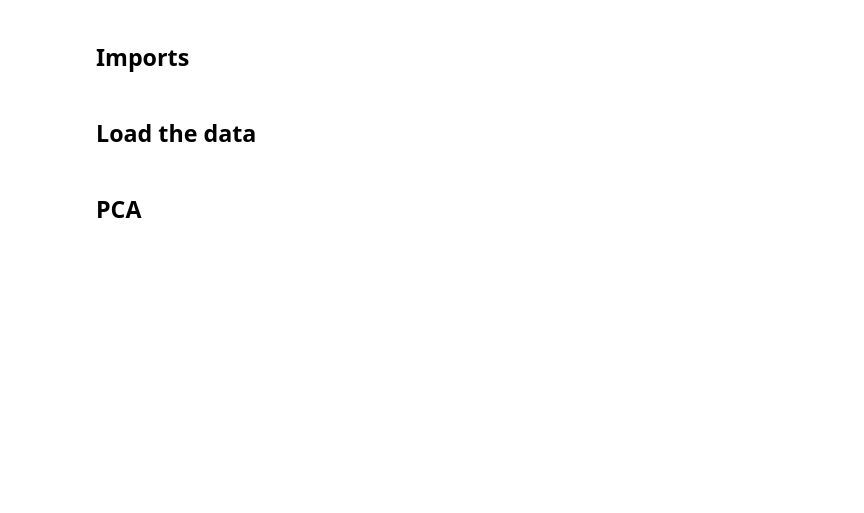
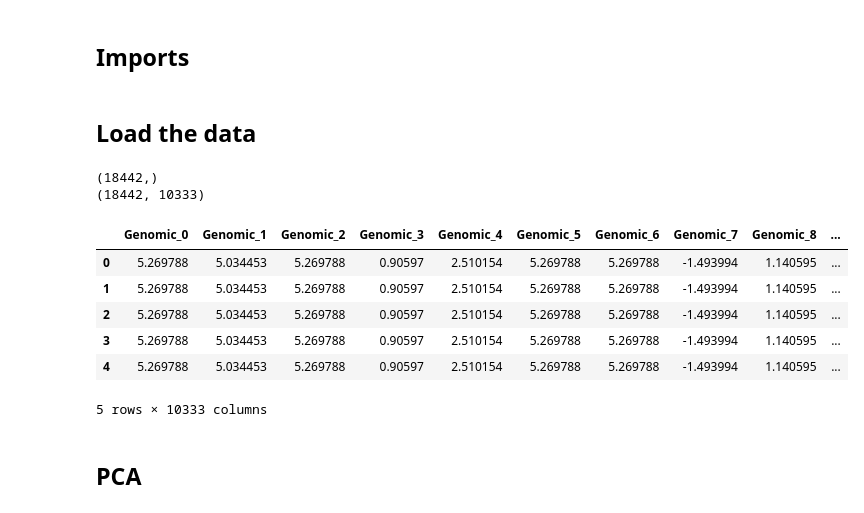
Before and after one commit to ianalvess/si-ml-data-analysis, a Jupyter notebook: section2.ipynb, the cells around one changed output. Drawn from its saved outputs; the diff is of its cells as text; code cells hidden in the pictures; blank space fills up the shorter version.

```diff
--- a/section2.ipynb
+++ b/section2.ipynb
@@ -23,11 +23,21 @@ dataset = pd.read_csv('ML_train_dataset.csv')
 # %%
-# separate dataset features (genomic features, descriptors, morgan fingerprints) and label
+# Separate dataset features (genomic features, descriptors, morgan fingerprints) and label
 y_label = dataset['Y']
-dataset = dataset.drop(['Y'])
+dataset = dataset.drop('Y', axis=1)
 
 print(y_label.shape)
 print(dataset.shape)
 dataset.head()
+# %% [output]
+(18442,)
+(18442, 10333)
+|  | Genomic_0 | Genomic_1 | Genomic_2 | Genomic_3 | Genomic_4 | Genomic_5 | Genomic_6 | Genomic_7 | Genomic_8 | ... |
+| 0 | 5.269788 | 5.034453 | 5.269788 | 0.90597 | 2.510154 | 5.269788 | 5.269788 | -1.493994 | 1.140595 | ... |
+| 1 | 5.269788 | 5.034453 | 5.269788 | 0.90597 | 2.510154 | 5.269788 | 5.269788 | -1.493994 | 1.140595 | ... |
+| 2 | 5.269788 | 5.034453 | 5.269788 | 0.90597 | 2.510154 | 5.269788 | 5.269788 | -1.493994 | 1.140595 | ... |
+| 3 | 5.269788 | 5.034453 | 5.269788 | 0.90597 | 2.510154 | 5.269788 | 5.269788 | -1.493994 | 1.140595 | ... |
+| 4 | 5.269788 | 5.034453 | 5.269788 | 0.90597 | 2.510154 | 5.269788 | 5.269788 | -1.493994 | 1.140595 | ... |
+5 rows × 10333 columns
 # %% [markdown]
 ## PCA
 # %% [markdown]
```
Also changed, not shown: parts of 9 cells of this notebook.
